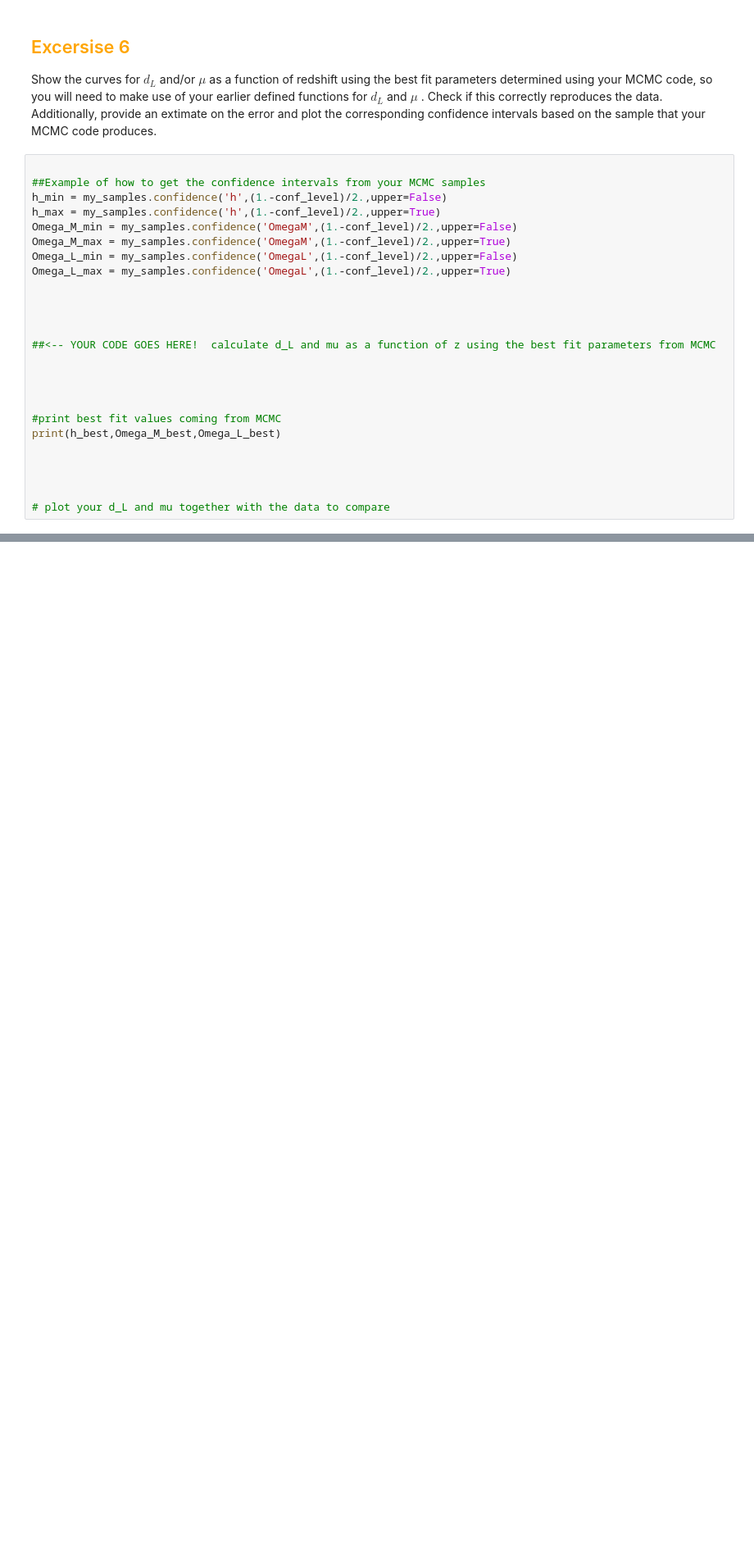
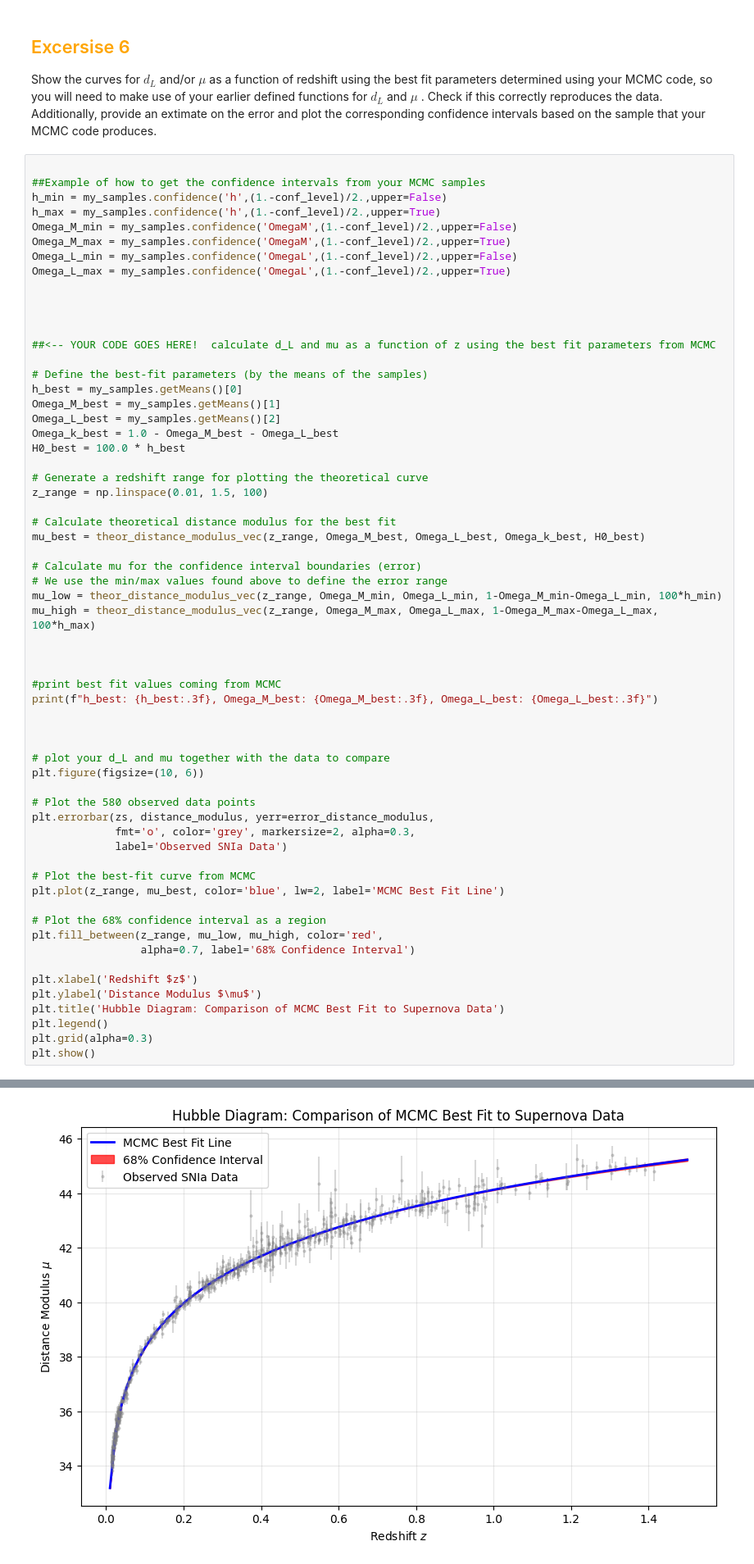
Before and after one commit to toni7lovric-rgb/PRA3024, a Jupyter notebook: PRA3024_2026_Cosmology_STUDENTS.ipynb, the cells around one changed output, grey strips where cells are left out. Shown at 82% size. Saved outputs shown, nothing was run; the diff lists cells and outputs as text; blank space fills up the shorter version.

```diff
--- a/PRA3024_2026_Cosmology_STUDENTS.ipynb
+++ b/PRA3024_2026_Cosmology_STUDENTS.ipynb
@@ -729,13 +740,50 @@ Omega_L_max = my_samples.confidence('OmegaL',(1.-conf_level)/2.,upper=True)
 
 ##<-- YOUR CODE GOES HERE!  calculate d_L and mu as a function of z using the best fit parameters from MCMC
 
+# Define the best-fit parameters (by the means of the samples)
+h_best = my_samples.getMeans()[0]
+Omega_M_best = my_samples.getMeans()[1]
+Omega_L_best = my_samples.getMeans()[2]
+Omega_k_best = 1.0 - Omega_M_best - Omega_L_best
+H0_best = 100.0 * h_best
+
+# Generate a redshift range for plotting the theoretical curve
+z_range = np.linspace(0.01, 1.5, 100)
+
+# Calculate theoretical distance modulus for the best fit
+mu_best = theor_distance_modulus_vec(z_range, Omega_M_best, Omega_L_best, Omega_k_best, H0_best)
+
+# Calculate mu for the confidence interval boundaries (error)
+# We use the min/max values found above to define the error range
+mu_low = theor_distance_modulus_vec(z_range, Omega_M_min, Omega_L_min, 1-Omega_M_min-Omega_L_min, 100*h_min)
+mu_high = theor_distance_modulus_vec(z_range, Omega_M_max, Omega_L_max, 1-Omega_M_max-Omega_L_max, 100*h_max)
 
 
 
 #print best fit values coming from MCMC
-print(h_best,Omega_M_best,Omega_L_best)
-
+print(f"h_best: {h_best:.3f}, Omega_M_best: {Omega_M_best:.3f}, Omega_L_best: {Omega_L_best:.3f}")
 
 
 
 # plot your d_L and mu together with the data to compare
+plt.figure(figsize=(10, 6))
+
+# Plot the 580 observed data points
+plt.errorbar(zs, distance_modulus, yerr=error_distance_modulus,
+             fmt='o', color='grey', markersize=2, alpha=0.3,
+             label='Observed SNIa Data')
+
+# Plot the best-fit curve from MCMC
+plt.plot(z_range, mu_best, color='blue', lw=2, label='MCMC Best Fit Line')
+
+# Plot the 68% confidence interval as a region
+plt.fill_between(z_range, mu_low, mu_high, color='red',
+                 alpha=0.7, label='68% Confidence Interval')
+
+plt.xlabel('Redshift $z$')
+plt.ylabel('Distance Modulus $\mu$')
+plt.title('Hubble Diagram: Comparison of MCMC Best Fit to Supernova Data')
+plt.legend()
+plt.grid(alpha=0.3)
+plt.show()
+# %% [output]
@@ -741,0 +791 @@ print(h_best,Omega_M_best,Omega_L_best)
+[figure, added]
```
Also changed, not shown: parts of 8 cells of this notebook.
